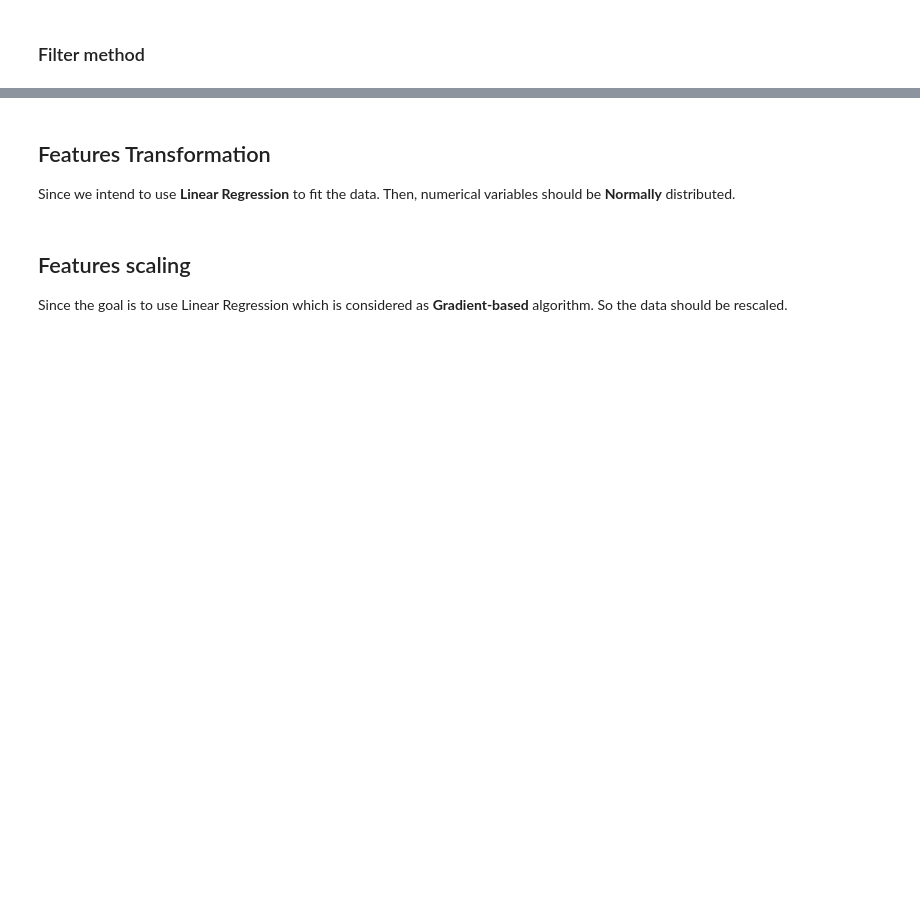
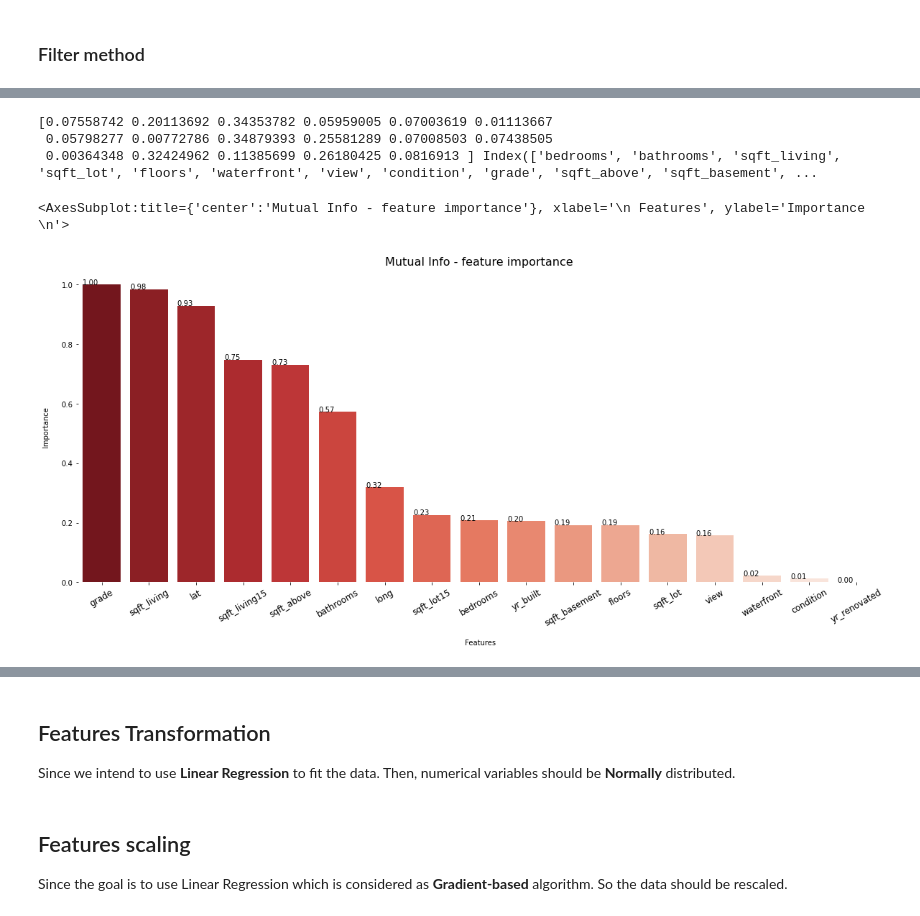
Before and after one commit to Nicola-Ibrahim/House-price-prediction, a Jupyter notebook: House pricing prediction - Model.ipynb, the cells around one changed output, grey strips where cells are left out. Cells and saved outputs as stored; diff of their text form; code cells hidden in the pictures; blank space fills up the shorter version.

```diff
--- a/House pricing prediction - Model.ipynb
+++ b/House pricing prediction - Model.ipynb
@@ -668,0 +676,14 @@ mutual_info_rank.feat_imp_plot('Chi2 Test - feature importance', sorting=True)
+# %%
+def mutual_info_score(X:pd.DataFrame, y:pd.Series):
+    """Calculate Tree-based score"""
+    mutual_info = mutual_info_regression(X, y)
+    return mutual_info, X.columns
+
+mutual_info_rank = FeatureRank(mutual_info_score, X_train, y_train)
+mutual_info_rank.feat_imp_plot('Mutual Info - feature importance', sorting=True)
+# %% [output]
+[0.07558742 0.20113692 0.34353782 0.05959005 0.07003619 0.01113667
+ 0.05798277 0.00772786 0.34879393 0.25581289 0.07008503 0.07438505
+ 0.00364348 0.32424962 0.11385699 0.26180425 0.0816913 ] Index(['bedrooms', 'bathrooms', 'sqft_living', 'sqft_lot', 'floors', 'waterfront', 'view', 'condition', 'grade', 'sqft_above', 'sqft_basement', ...
+<AxesSubplot:title={'center':'Mutual Info - feature importance'}, xlabel='\n Features', ylabel='Importance \n'>
+[figure, added]
```
Also changed, not shown: parts of 18 cells of this notebook.
